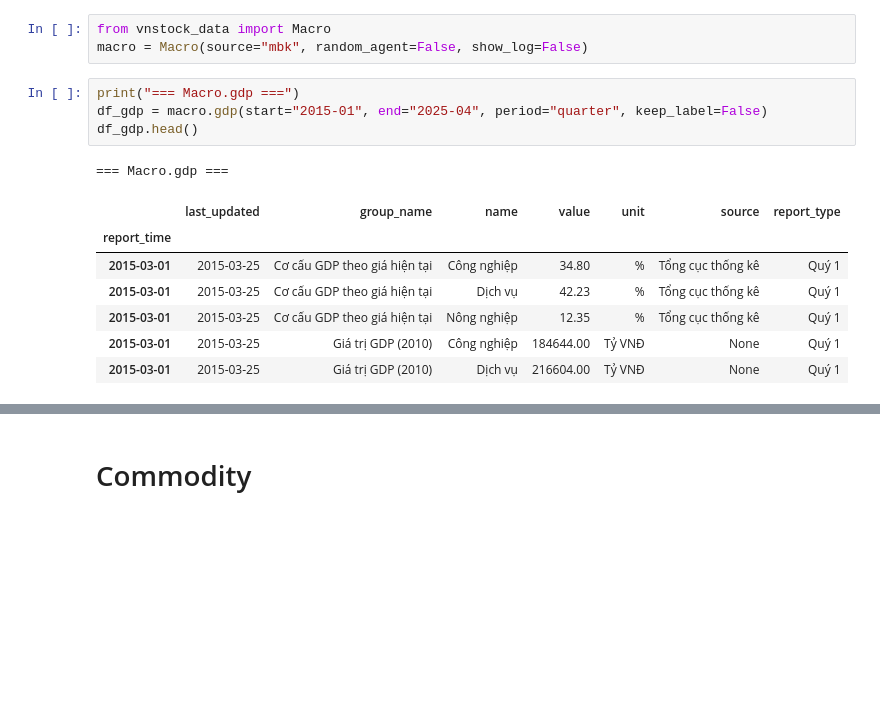
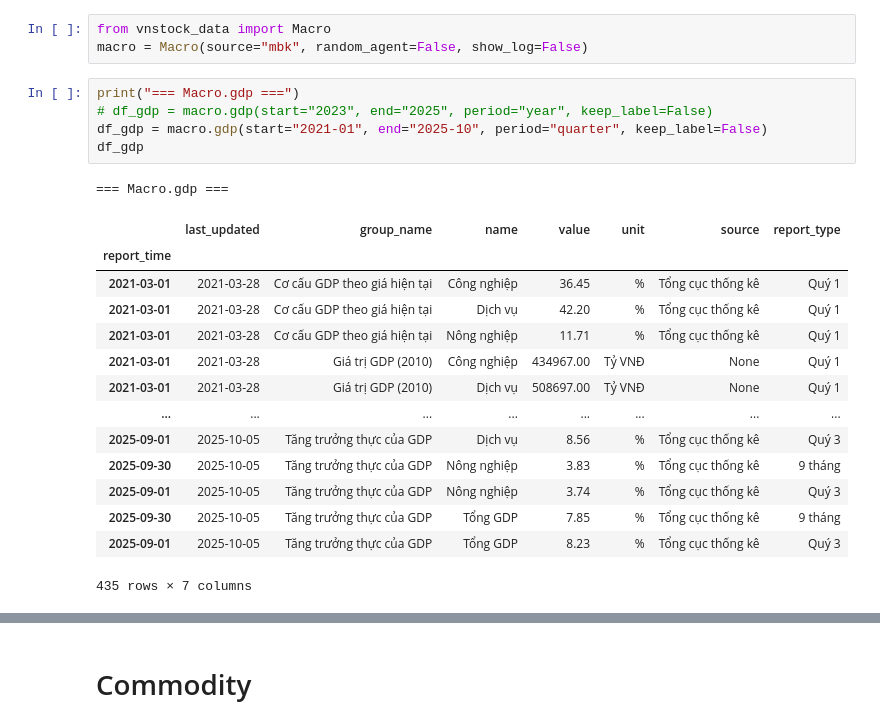
Before and after one commit to vnstock-hq/vnstock_insider_guide, a Jupyter notebook: demo/1_1_vnstock_data_explorer_v2_wrapper.ipynb, the cells around one changed output, grey strips where cells are left out. Saved outputs shown, nothing was run; the diff lists cells and outputs as text; blank space fills up the shorter version.

```diff
--- a/demo/1_1_vnstock_data_explorer_v2_wrapper.ipynb
+++ b/demo/1_1_vnstock_data_explorer_v2_wrapper.ipynb
@@ -429,16 +429,24 @@ from vnstock_data import Macro
 macro = Macro(source="mbk", random_agent=False, show_log=False)
 # %%
 print("=== Macro.gdp ===")
-df_gdp = macro.gdp(start="2015-01", end="2025-04", period="quarter", keep_label=False)
-df_gdp.head()
+# df_gdp = macro.gdp(start="2023", end="2025", period="year", keep_label=False)
+df_gdp = macro.gdp(start="2021-01", end="2025-10", period="quarter", keep_label=False)
+df_gdp
 # %% [output]
 === Macro.gdp ===
 |  | last_updated | group_name | name | value | unit | source | report_type |
 | report_time |  |  |  |  |  |  |  |
-| 2015-03-01 | 2015-03-25 | Cơ cấu GDP theo giá hiện tại | Công nghiệp | 34.80 | % | Tổng cục thống kê | Quý 1 |
-| 2015-03-01 | 2015-03-25 | Cơ cấu GDP theo giá hiện tại | Dịch vụ | 42.23 | % | Tổng cục thống kê | Quý 1 |
-| 2015-03-01 | 2015-03-25 | Cơ cấu GDP theo giá hiện tại | Nông nghiệp | 12.35 | % | Tổng cục thống kê | Quý 1 |
-| 2015-03-01 | 2015-03-25 | Giá trị GDP (2010) | Công nghiệp | 184644.00 | Tỷ VNĐ | None | Quý 1 |
-| 2015-03-01 | 2015-03-25 | Giá trị GDP (2010) | Dịch vụ | 216604.00 | Tỷ VNĐ | None | Quý 1 |
+| 2021-03-01 | 2021-03-28 | Cơ cấu GDP theo giá hiện tại | Công nghiệp | 36.45 | % | Tổng cục thống kê | Quý 1 |
+| 2021-03-01 | 2021-03-28 | Cơ cấu GDP theo giá hiện tại | Dịch vụ | 42.20 | % | Tổng cục thống kê | Quý 1 |
+| 2021-03-01 | 2021-03-28 | Cơ cấu GDP theo giá hiện tại | Nông nghiệp | 11.71 | % | Tổng cục thống kê | Quý 1 |
+| 2021-03-01 | 2021-03-28 | Giá trị GDP (2010) | Công nghiệp | 434967.00 | Tỷ VNĐ | None | Quý 1 |
+| 2021-03-01 | 2021-03-28 | Giá trị GDP (2010) | Dịch vụ | 508697.00 | Tỷ VNĐ | None | Quý 1 |
+| ... | ... | ... | ... | ... | ... | ... | ... |
+| 2025-09-01 | 2025-10-05 | Tăng trưởng thực của GDP | Dịch vụ | 8.56 | % | Tổng cục thống kê | Quý 3 |
+| 2025-09-30 | 2025-10-05 | Tăng trưởng thực của GDP | Nông nghiệp | 3.83 | % | Tổng cục thống kê | 9 tháng |
+| 2025-09-01 | 2025-10-05 | Tăng trưởng thực của GDP | Nông nghiệp | 3.74 | % | Tổng cục thống kê | Quý 3 |
+| 2025-09-30 | 2025-10-05 | Tăng trưởng thực của GDP | Tổng GDP | 7.85 | % | Tổng cục thống kê | 9 tháng |
+| 2025-09-01 | 2025-10-05 | Tăng trưởng thực của GDP | Tổng GDP | 8.23 | % | Tổng cục thống kê | Quý 3 |
+435 rows × 7 columns
 # %%
 print("=== Macro.cpi ===")
```
Also changed, not shown: parts of 8 cells of this notebook.
